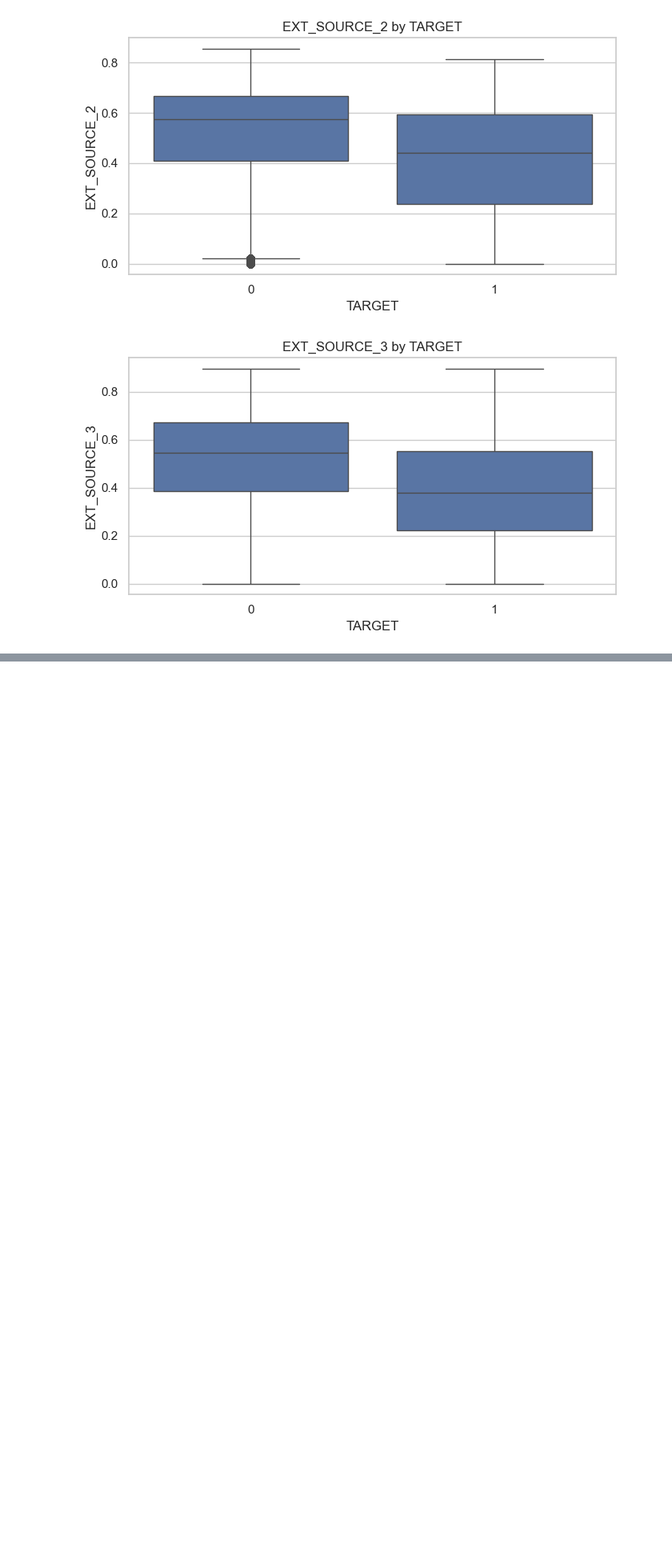
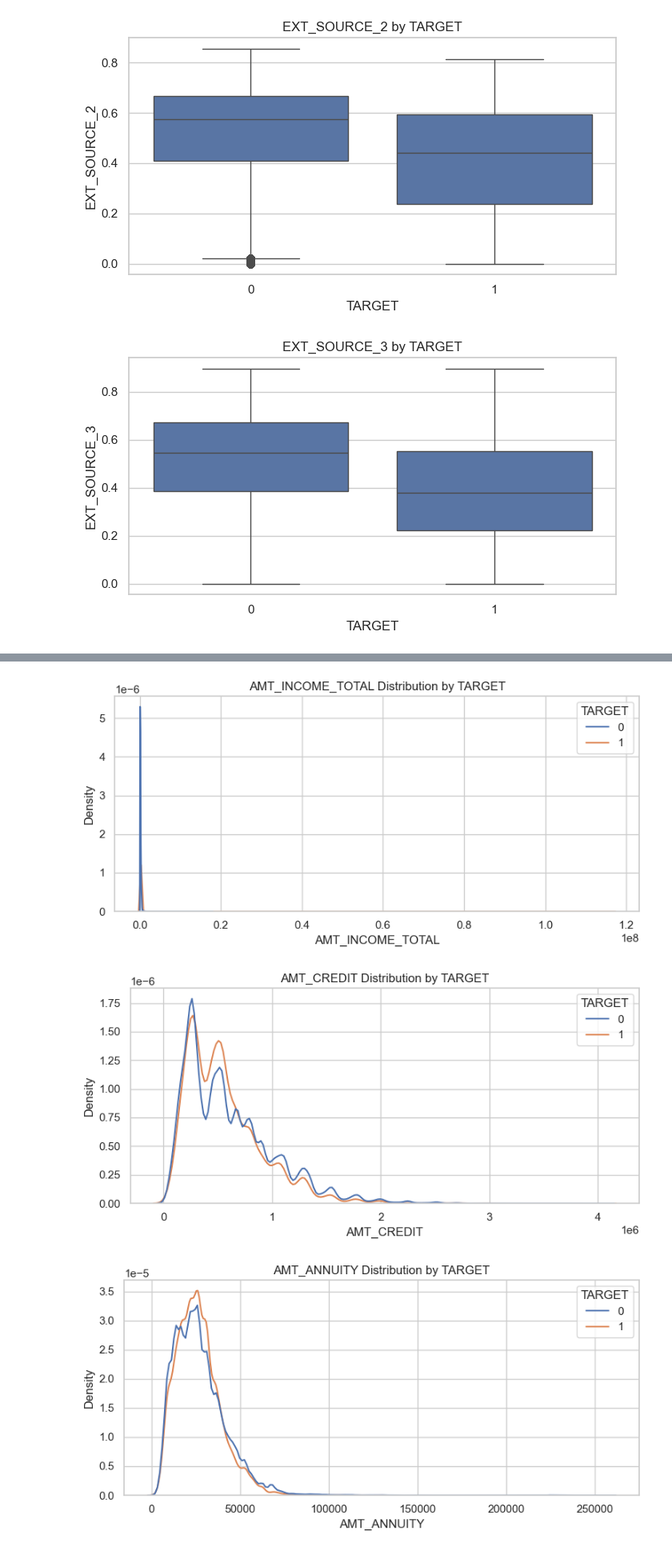
Before and after one commit to artem0x1/credit-risk-scoring-service, a Jupyter notebook: notebooks/01_eda.ipynb, the cells around one changed output, grey strips where cells are left out. Shown at 80% size. Drawn from its saved outputs; the diff is of its cells as text; code cells hidden in the pictures; blank space fills up the shorter version.

```diff
--- a/notebooks/01_eda.ipynb
+++ b/notebooks/01_eda.ipynb
@@ -678,0 +841,20 @@ for col in ext_source_features:
+# %%
+for col in amount_features:
+    plt.figure(figsize=(8, 4))
+
+    sns.kdeplot(
+        data=application_train,
+        x=col,
+        hue="TARGET",
+        common_norm=False,
+    )
+
+    plt.title(f"{col} Distribution by TARGET")
+    plt.xlabel(col)
+    plt.ylabel("Density")
+    plt.tight_layout()
+    plt.show()
+# %% [output]
+[figure, added]
+[figure, added]
+[figure, added]
```
Also changed, not shown: parts of 73 cells of this notebook, 20 other files.
